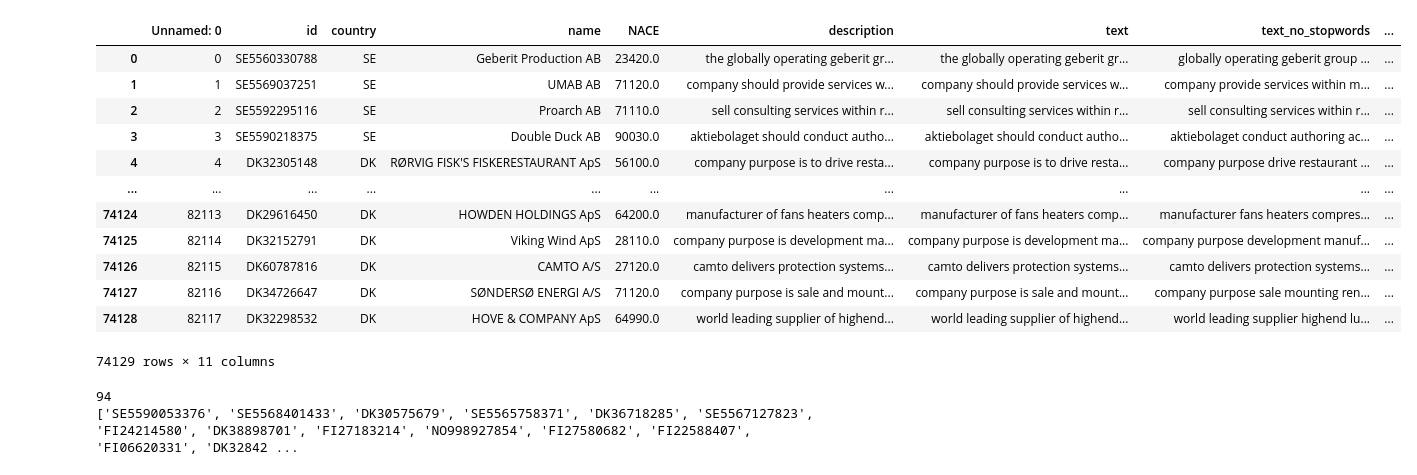
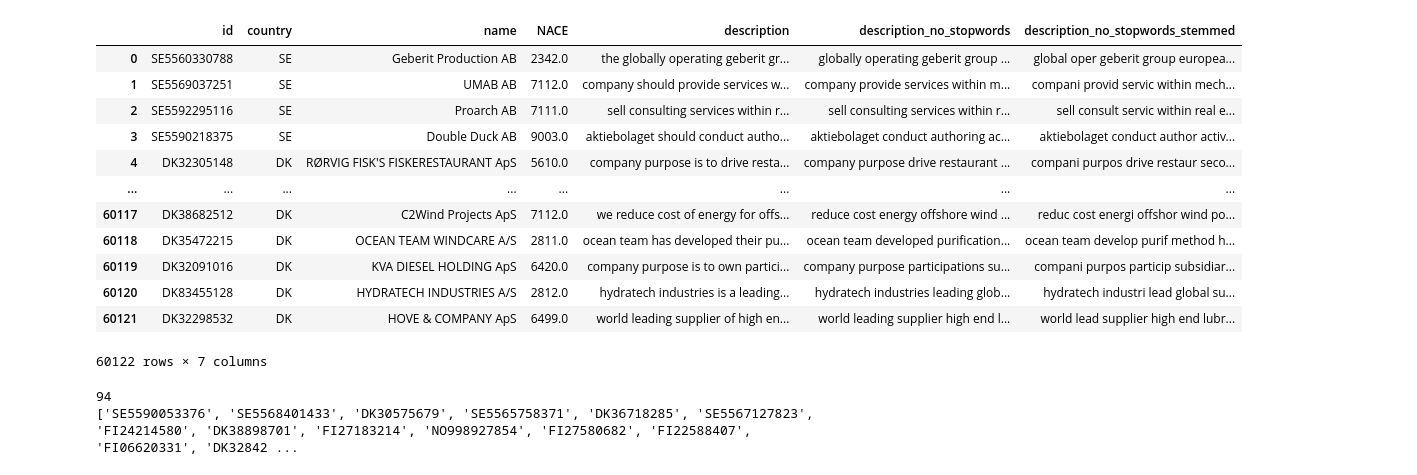
Before and after one commit to SebastianBitsch/document-similarity-search, a Jupyter notebook: sbert.ipynb, the cells around one changed output. Cells and saved outputs as stored; diff of their text form; code cells hidden in the pictures.

```diff
--- a/sbert.ipynb
+++ b/sbert.ipynb
@@ -6,22 +6,22 @@ import torch
 # %%
 model = SentenceTransformer('paraphrase-MiniLM-L6-v2')
 # %%
-df = pd.read_csv('data/preprocessed_data_stemmed.csv', delimiter=';')
+df = pd.read_csv('data/cleaned_v1.csv', delimiter=',')
 df
 # %% [output]
-|  | Unnamed: 0 | id | country | name | NACE | description | text | text_no_stopwords | ... |
-| 0 | 0 | SE5560330788 | SE | Geberit Production AB | 23420.0 | the globally operating geberit gr... | the globally operating geberit gr... | globally operating geberit group ... | ... |
-| 1 | 1 | SE5569037251 | SE | UMAB AB | 71120.0 | company should provide services w... | company should provide services w... | company provide services within m... | ... |
-| 2 | 2 | SE5592295116 | SE | Proarch AB | 71110.0 | sell consulting services within r... | sell consulting services within r... | sell consulting services within r... | ... |
-| 3 | 3 | SE5590218375 | SE | Double Duck AB | 90030.0 | aktiebolaget should conduct autho... | aktiebolaget should conduct autho... | aktiebolaget conduct authoring ac... | ... |
-| 4 | 4 | DK32305148 | DK | RØRVIG FISK'S FISKERESTAURANT ApS | 56100.0 | company purpose is to drive resta... | company purpose is to drive resta... | company purpose drive restaurant ... | ... |
-| ... | ... | ... | ... | ... | ... | ... | ... | ... | ... |
-| 74124 | 82113 | DK29616450 | DK | HOWDEN HOLDINGS ApS | 64200.0 | manufacturer of fans heaters comp... | manufacturer of fans heaters comp... | manufacturer fans heaters compres... | ... |
-| 74125 | 82114 | DK32152791 | DK | Viking Wind ApS | 28110.0 | company purpose is development ma... | company purpose is development ma... | company purpose development manuf... | ... |
-| 74126 | 82115 | DK60787816 | DK | CAMTO A/S | 27120.0 | camto delivers protection systems... | camto delivers protection systems... | camto delivers protection systems... | ... |
-| 74127 | 82116 | DK34726647 | DK | SØNDERSØ ENERGI A/S | 71120.0 | company purpose is sale and mount... | company purpose is sale and mount... | company purpose sale mounting ren... | ... |
-| 74128 | 82117 | DK32298532 | DK | HOVE & COMPANY ApS | 64990.0 | world leading supplier of highend... | world leading supplier of highend... | world leading supplier highend lu... | ... |
+|  | id | country | name | NACE | description | description_no_stopwords | description_no_stopwords_stemmed |
+| 0 | SE5560330788 | SE | Geberit Production AB | 2342.0 | the globally operating geberit gr... | globally operating geberit group ... | global oper geberit group europea... |
+| 1 | SE5569037251 | SE | UMAB AB | 7112.0 | company should provide services w... | company provide services within m... | compani provid servic within mech... |
+| 2 | SE5592295116 | SE | Proarch AB | 7111.0 | sell consulting services within r... | sell consulting services within r... | sell consult servic within real e... |
+| 3 | SE5590218375 | SE | Double Duck AB | 9003.0 | aktiebolaget should conduct autho... | aktiebolaget conduct authoring ac... | aktiebolaget conduct author activ... |
+| 4 | DK32305148 | DK | RØRVIG FISK'S FISKERESTAURANT ApS | 5610.0 | company purpose is to drive resta... | company purpose drive restaurant ... | compani purpos drive restaur seco... |
+| ... | ... | ... | ... | ... | ... | ... | ... |
+| 60117 | DK38682512 | DK | C2Wind Projects ApS | 7112.0 | we reduce cost of energy for offs... | reduce cost energy offshore wind ... | reduc cost energi offshor wind po... |
+| 60118 | DK35472215 | DK | OCEAN TEAM WINDCARE A/S | 2811.0 | ocean team has developed their pu... | ocean team developed purification... | ocean team develop purif method h... |
+| 60119 | DK32091016 | DK | KVA DIESEL HOLDING ApS | 6420.0 | company purpose is to own partici... | company purpose participations su... | compani purpos particip subsidiar... |
+| 60120 | DK83455128 | DK | HYDRATECH INDUSTRIES A/S | 2812.0 | hydratech industries is a leading... | hydratech industries leading glob... | hydratech industri lead global su... |
+| 60121 | DK32298532 | DK | HOVE & COMPANY ApS | 6499.0 | world leading supplier of high en... | world leading supplier high end l... | world lead supplier high end lubr... |
-74129 rows × 11 columns
+60122 rows × 7 columns
 # %%
 train_df = pd.read_csv('data/train/Computer Vision.csv', delimiter=';')
 initials_id = train_df[train_df['AI search'] == 'Initial']['Firmnav ID'].tolist()
```
Also changed, not shown: parts of 16 cells of this notebook, 1 other file.
